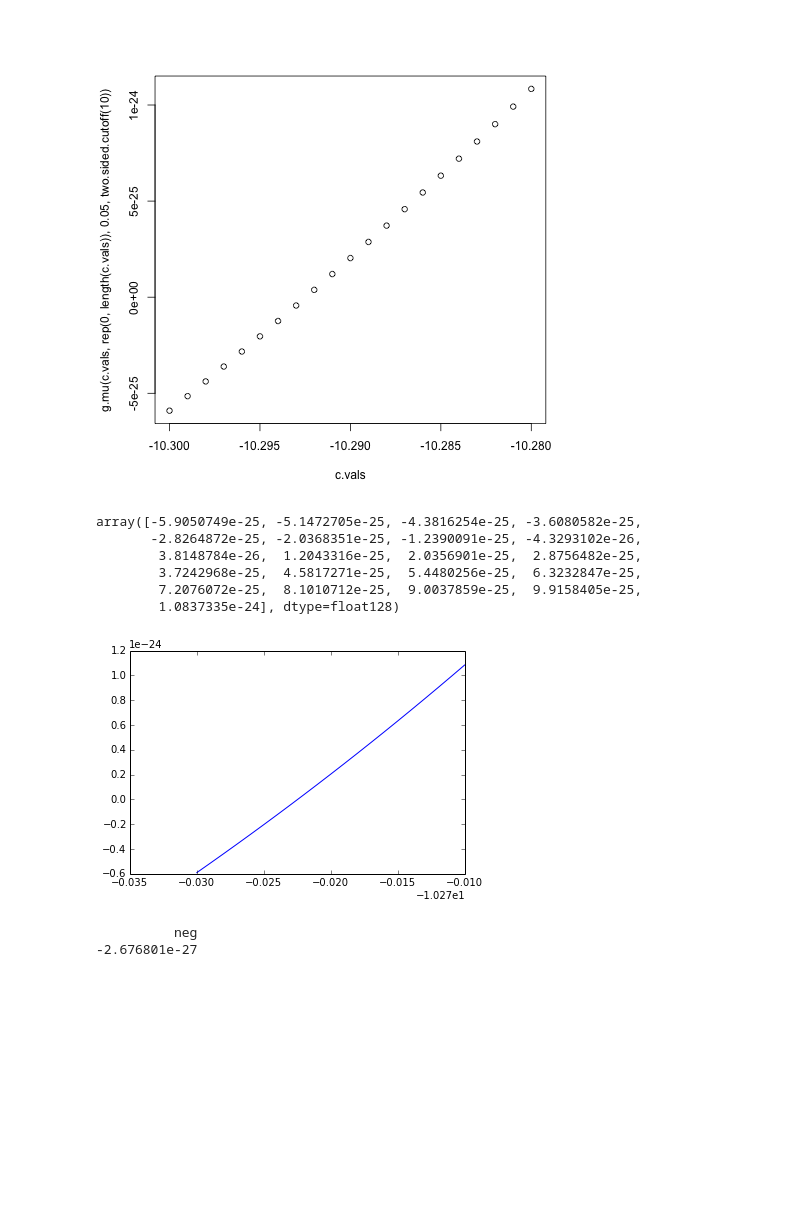
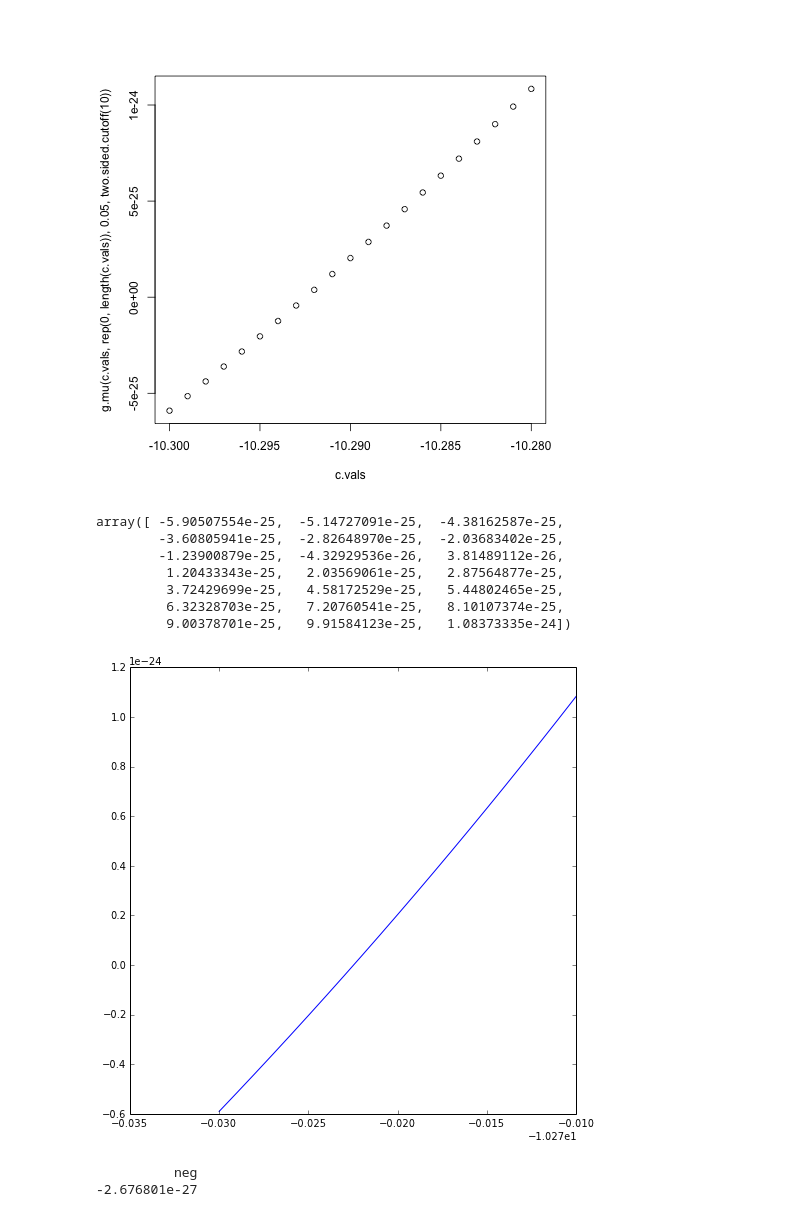
Before and after one commit to selective-inference/Python-software, a Jupyter notebook: notebooks/UMPU.ipynb, the cells around one changed output. Cells and saved outputs as stored; diff of their text form; code cells hidden in the pictures; blank space fills up the shorter version.

```diff
--- a/notebooks/UMPU.ipynb
+++ b/notebooks/UMPU.ipynb
@@ -292,18 +291,20 @@ g.mu(c.vals,rep(0,length(c.vals)), .05, two.sided.cutoff(10))
 # %%
 right_endpoints = np.arange(-10.3,-10.28,0.001)
 mus = np.zeros_like(right_endpoints)
 Gvals = G(right_endpoints, mus, 0.05, ten)
-plt.plot(right_endpoints, Gvals)
-ax = plt.gca()
-np.array(Gvals, np.float128)
+f = plt.figure(figsize=(8,8))
+ax = f.gca()
+ax.plot(right_endpoints, Gvals)
+np.array(Gvals)
 # %% [output]
-array([-5.9050749e-25, -5.1472705e-25, -4.3816254e-25, -3.6080582e-25,
-       -2.8264872e-25, -2.0368351e-25, -1.2390091e-25, -4.3293102e-26,
-        3.8148784e-26,  1.2043316e-25,  2.0356901e-25,  2.8756482e-25,
-        3.7242968e-25,  4.5817271e-25,  5.4480256e-25,  6.3232847e-25,
-        7.2076072e-25,  8.1010712e-25,  9.0037859e-25,  9.9158405e-25,
-        1.0837335e-24], dtype=float128)
+array([ -5.90507554e-25,  -5.14727091e-25,  -4.38162587e-25,
+        -3.60805941e-25,  -2.82648970e-25,  -2.03683402e-25,
+        -1.23900879e-25,  -4.32929536e-26,   3.81489112e-26,
+         1.20433343e-25,   2.03569061e-25,   2.87564877e-25,
+         3.72429699e-25,   4.58172529e-25,   5.44802465e-25,
+         6.32328703e-25,   7.20760541e-25,   8.10107374e-25,
+         9.00378701e-25,   9.91584123e-25,   1.08373335e-24])
-[figure, old version]
+[figure, new version]
 # %%
 %%R
 g.mu(-10.2925, 0, .05, two.sided.cutoff(10))
```
Also changed, not shown: parts of 32 cells of this notebook, 1 other file.
